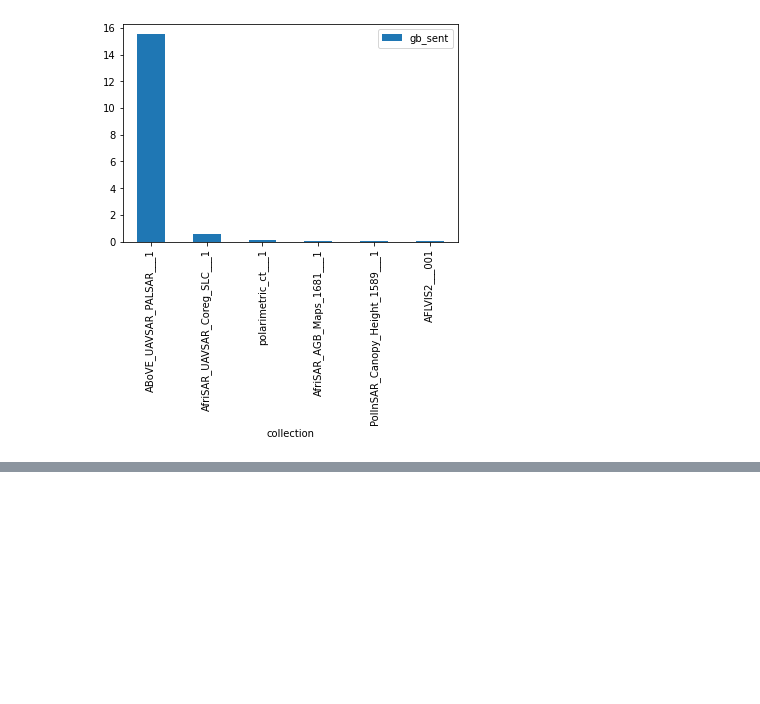
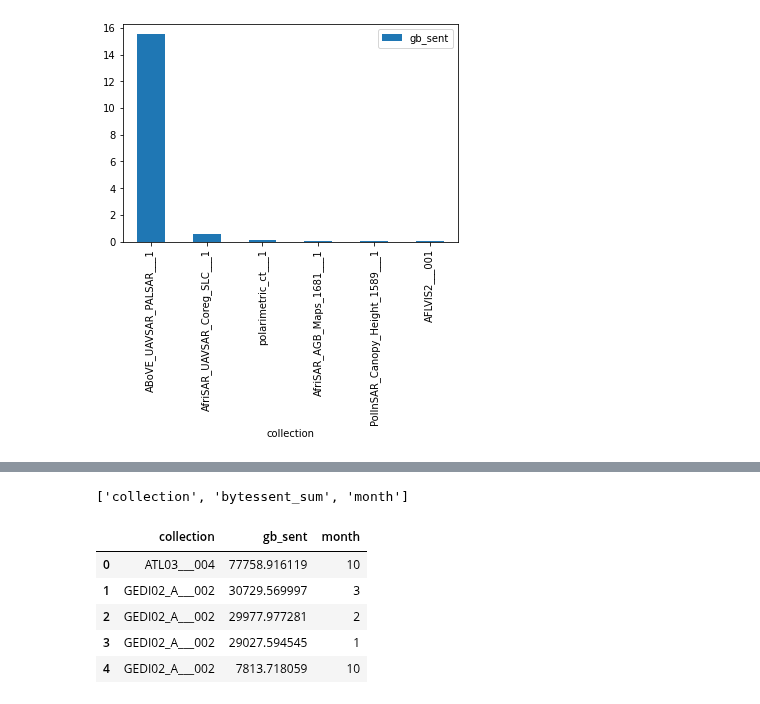
Before and after one commit to MAAP-Project/maap-documentation-examples, a Jupyter notebook: access_metrics/athena-s3-access-metrics.ipynb, the cells around one changed output, grey strips where cells are left out. Saved outputs shown, nothing was run; the diff lists cells and outputs as text; code cells hidden in the pictures; blank space fills up the shorter version.

```diff
--- a/access_metrics/athena-s3-access-metrics.ipynb
+++ b/access_metrics/athena-s3-access-metrics.ipynb
@@ -50,22 +50,26 @@ def get_execution_results(query_execution_id):
     )
     return results
 
-def create_resutlts_dataframe(results_response):
-    top_results_cap = 25
+top_results_cap = 25
+def create_results_dataframe(results_response, no_results=top_results_cap):
     results_list = []
+    header_row = results_response['ResultSet']['Rows'][0]['Data']
+    columns = [column['VarCharValue'] for column in header_row]
+    print(columns)
     # skip the first row which is the header
     for result in results_response['ResultSet']['Rows'][1:]:
-        if len(results_list) == top_results_cap:
+        if len(results_list) == no_results:
             break
-        collection = result['Data'][0].get('VarCharValue', '')
-        gb_sent = int(result['Data'][1]['VarCharValue'])/1.074e+9
-        if collection != '' and not 'boreal_agb' in collection:
-            collection_result = {
-                'collection': collection,
-                'gb_sent': gb_sent
-            }
+        collection_result = {}
+        for idx, column in enumerate(columns):
+            if 'bytessent' in column:
+                collection_result['gb_sent'] = int(result['Data'][idx]['VarCharValue'])/1.074e+9
+            else:
+                collection_result[column] = result['Data'][idx].get('VarCharValue', '')
+        # Boreal TIF files were not stored in sub-directory
+        if collection_result['collection'] != '' and not 'boreal_agb' in collection_result['collection']:
             results_list.append(collection_result)
-    df = pandas.DataFrame.from_dict(results_list)
+    df = pd.DataFrame.from_dict(results_list)
     return df
 # %% [markdown]
 Reference: https://boto3.amazonaws.com/v1/documentation/api/latest/reference/services/athena.html
@@ -174,0 +224,14 @@ df.plot.bar(x='collection', y='gb_sent')
+# %%
+results = get_execution_results(query_execution_id)
+df = create_results_dataframe(results, no_results=10000)
+# %% [output]
+['collection', 'bytessent_sum', 'month']
+# %%
+df.head()
+# %% [output]
+|  | collection | gb_sent | month |
+| 0 | ATL03___004 | 77758.916119 | 10 |
+| 1 | GEDI02_A___002 | 30729.569997 | 3 |
+| 2 | GEDI02_A___002 | 29977.977281 | 2 |
+| 3 | GEDI02_A___002 | 29027.594545 | 1 |
+| 4 | GEDI02_A___002 | 7813.718059 | 10 |
```
Also changed, not shown: parts of 7 cells of this notebook.
